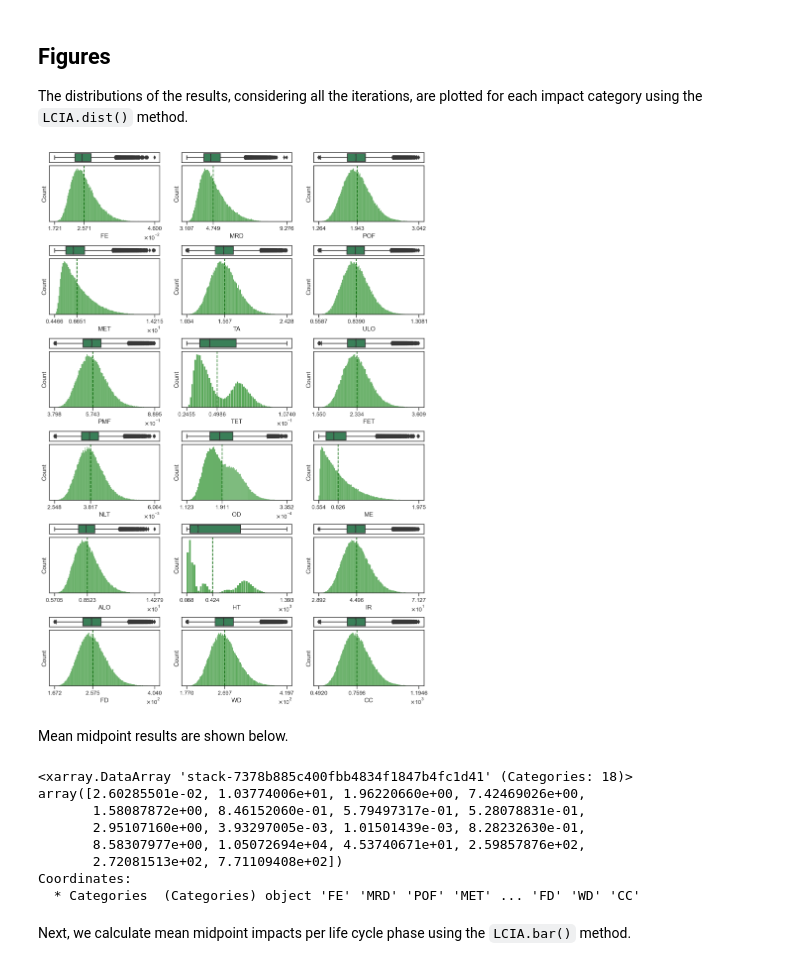
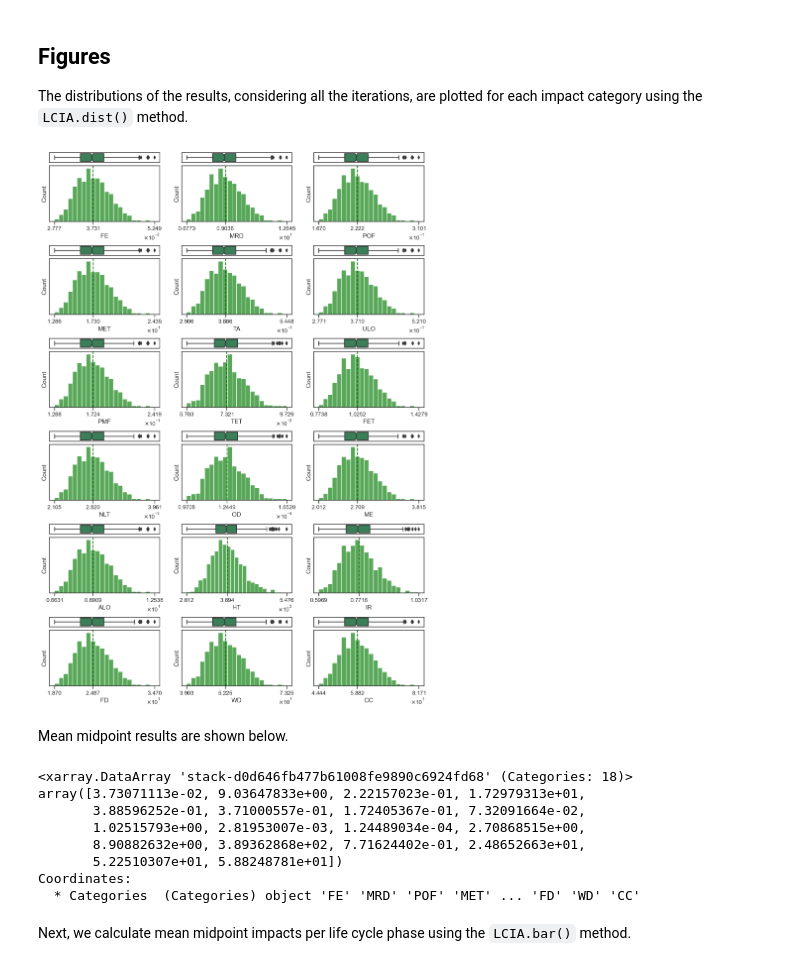
Before and after one commit to gparolin/AEco, a Jupyter notebook: Scripts/view.ipynb, the cells around one changed output. Drawn from its saved outputs; the diff is of its cells as text; code cells hidden in the pictures.

```diff
--- a/Scripts/view.ipynb
+++ b/Scripts/view.ipynb
@@ -11,6 +11,6 @@ This code is part of the Master's Thesis "Streamlined Life Cycle Assessment Meth
 import os
 os.chdir("C:/Users/giparoli/Documents/Projetos/AEco")
 
-#path = '.\\Outputs\\Iris_outputs'  # LCA results file path
-path = '.\\Outputs\\Antera_spray_outputs'  # LCA results file path
+path = '.\\Outputs\\Iris_outputs'  # LCA results file path
+#path = '.\\Outputs\\Antera_spray_outputs'  # LCA results file path
 # %%
@@ -66,21 +69,21 @@ The distributions of the results, considering all the iterations, are plotted fo
 # %%
 import warnings
 warnings.simplefilter(action="ignore", category=FutureWarning)
 
-aeco.dist('MP', save=False)
+aeco.dist('MP', save=True)
 # %% [output]
-[figure, old version]
+[figure, new version]
 # %% [markdown]
 Mean midpoint results are shown below.
 # %%
 aeco.mean('MP', by='sum').compute()
 # %% [output]
-<xarray.DataArray 'stack-7378b885c400fbb4834f1847b4fc1d41' (Categories: 18)>
-array([2.60285501e-02, 1.03774006e+01, 1.96220660e+00, 7.42469026e+00,
-       1.58087872e+00, 8.46152060e-01, 5.79497317e-01, 5.28078831e-01,
-       2.95107160e+00, 3.93297005e-03, 1.01501439e-03, 8.28232630e-01,
-       8.58307977e+00, 1.05072694e+04, 4.53740671e+01, 2.59857876e+02,
-       2.72081513e+02, 7.71109408e+02])
+<xarray.DataArray 'stack-d0d646fb477b61008fe9890c6924fd68' (Categories: 18)>
+array([3.73071113e-02, 9.03647833e+00, 2.22157023e-01, 1.72979313e+01,
+       3.88596252e-01, 3.71000557e-01, 1.72405367e-01, 7.32091664e-02,
+       1.02515793e+00, 2.81953007e-03, 1.24489034e-04, 2.70868515e+00,
+       8.90882632e+00, 3.89362868e+02, 7.71624402e-01, 2.48652663e+01,
+       5.22510307e+01, 5.88248781e+01])
 Coordinates:
   * Categories  (Categories) object 'FE' 'MRD' 'POF' 'MET' ... 'FD' 'WD' 'CC'
 # %% [markdown]
```
Also changed, not shown: parts of 8 cells of this notebook, 2 other files.
